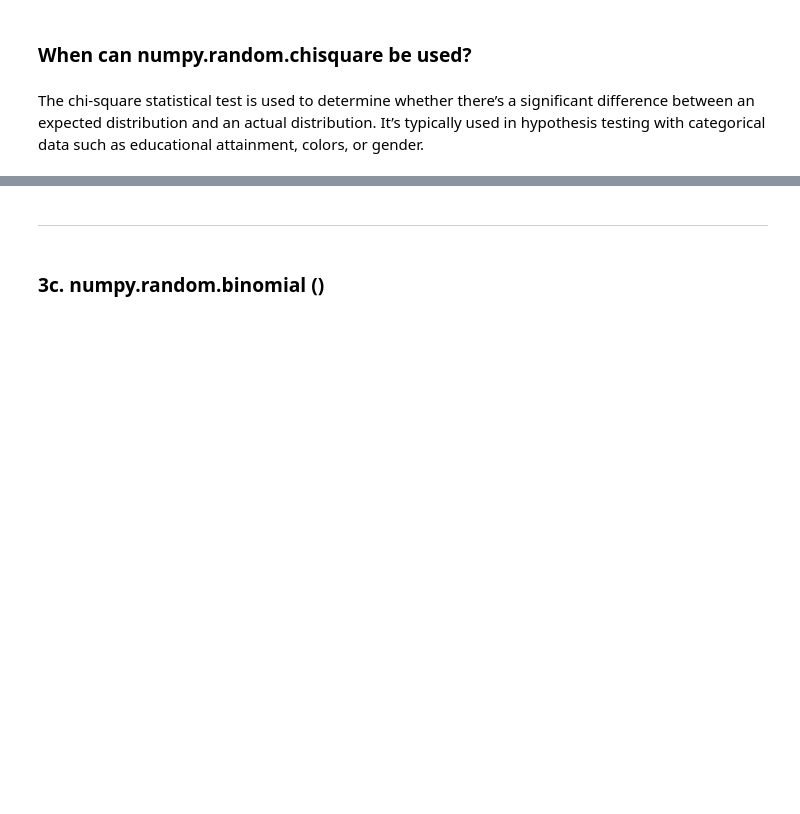
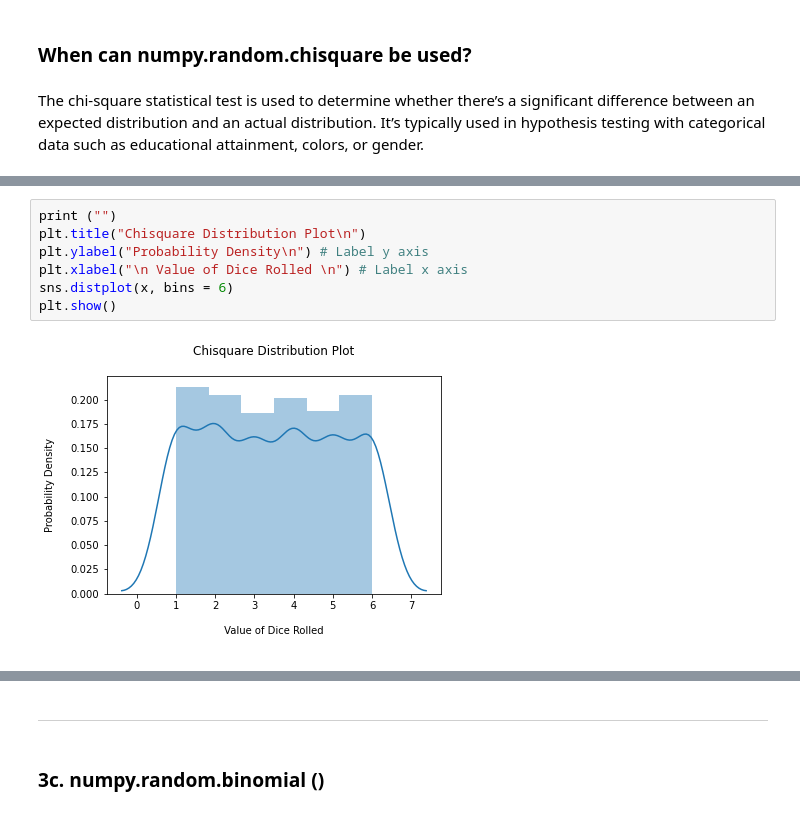
Before and after one commit to Fiona-600/Programming-for-Data-Analytics-2020-Assignment, a Jupyter notebook: Assignment-2020.ipynb, the cells around one changed output, grey strips where cells are left out. Drawn from its saved outputs; the diff is of its cells as text; blank space fills up the shorter version.

Commit message:
Section 3 - chisquare added to

```diff
--- a/Assignment-2020.ipynb
+++ b/Assignment-2020.ipynb
@@ -353,3 +398,12 @@ Let’s conduct a few samples to try to ascertain the frequency of each roll. I
+# %%
+print ("")
+plt.title("Chisquare Distribution Plot\n")
+plt.ylabel("Probability Density\n") # Label y axis
+plt.xlabel("\n Value of Dice Rolled \n") # Label x axis
+sns.distplot(x, bins = 6)
+plt.show()
+# %% [output]
+[figure, added]
 # %%
 print ("")
 plt.title("Chisquare Distribution Plot\n")
```
Also changed, not shown: parts of 26 cells of this notebook.
